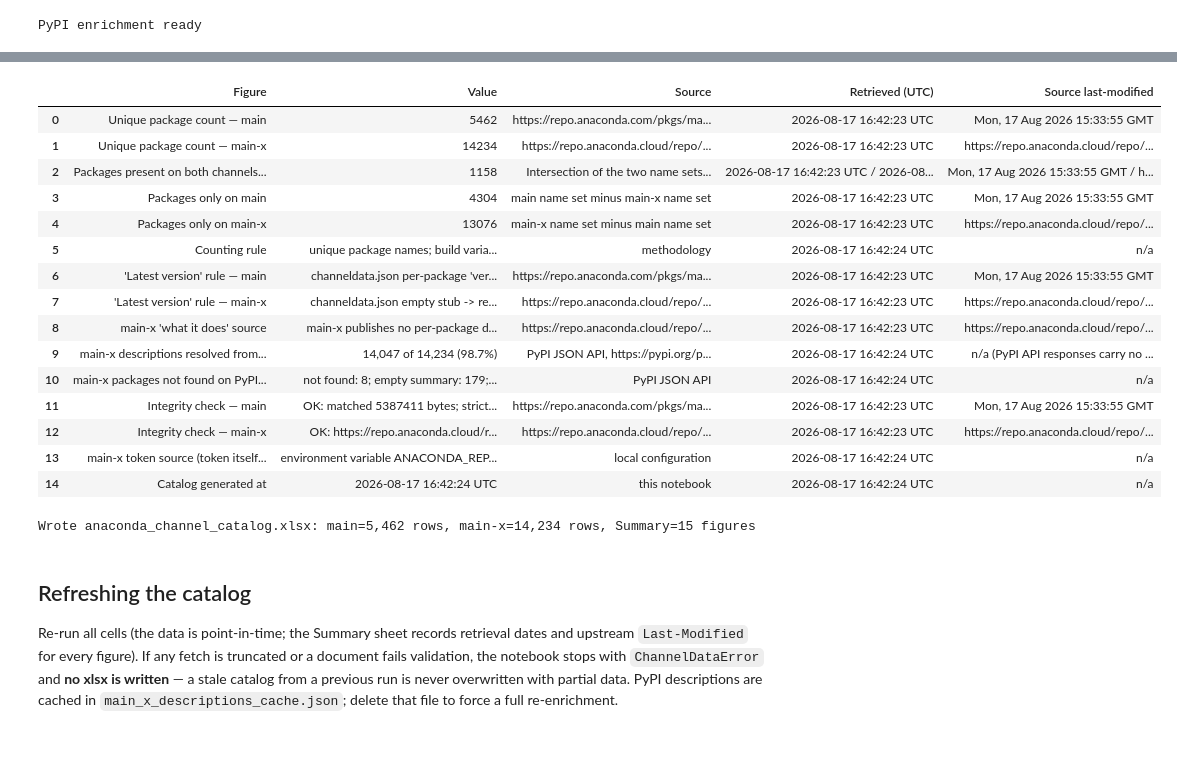
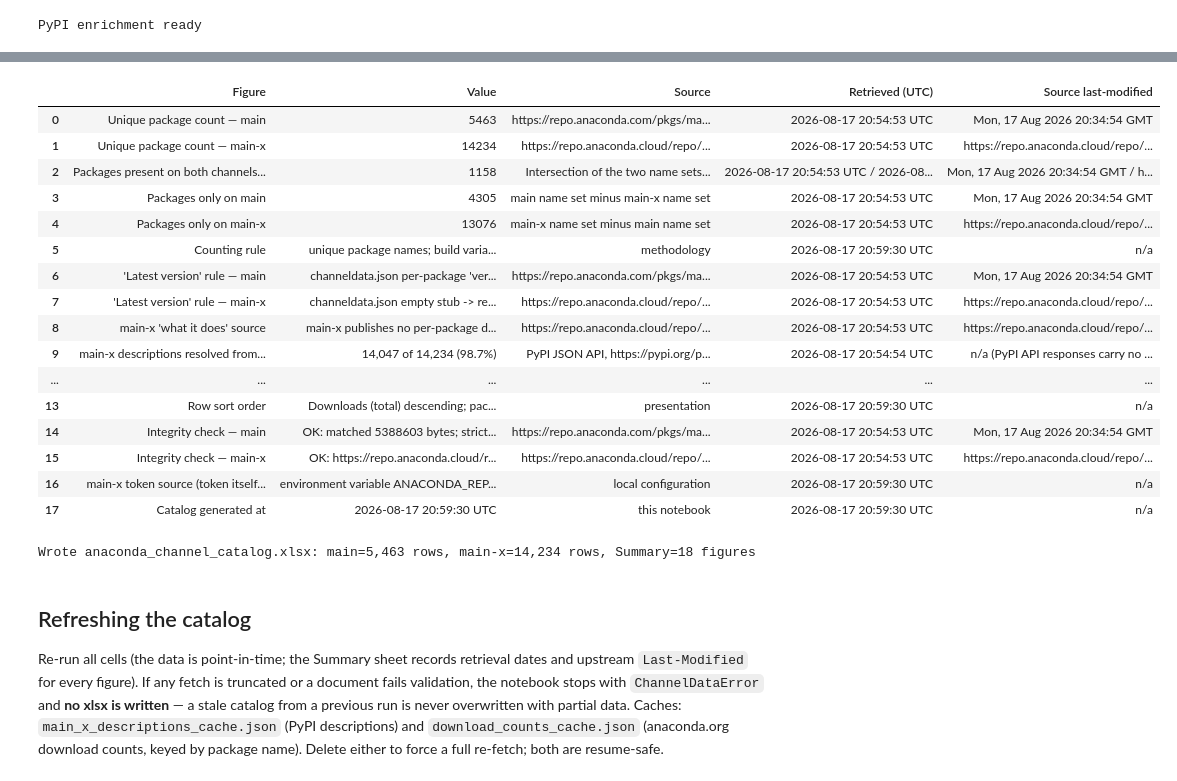
Before and after one commit to anaconda/anaconda-project, a Jupyter notebook: anaconda_channel_catalog.ipynb, the cells around one changed output, grey strips where cells are left out. Cells and saved outputs as stored; diff of their text form; code cells hidden in the pictures; blank space fills up the shorter version.

```diff
--- a/anaconda_channel_catalog.ipynb
+++ b/anaconda_channel_catalog.ipynb
@@ -55,15 +64,23 @@ MAIN_CHANNELDATA_URL = "https://repo.anaconda.com/pkgs/main/channeldata.json"
 MAIN_X_CHANNELDATA_URL = "https://repo.anaconda.cloud/repo/main-x/channeldata.json"
 MAIN_X_REPODATA_URL = "https://repo.anaconda.cloud/repo/main-x/{subdir}/repodata.json"
 PYPI_JSON_URL = "https://pypi.org/pypi/{name}/json"
+ANACONDA_ORG_PACKAGE_API = "https://api.anaconda.org/package/anaconda/{name}"
+ANACONDA_ORG_MAIN_X_PROBE_API = "https://api.anaconda.org/package/main-x/{name}"
 TOKEN_ENV_VAR = "ANACONDA_REPO_TOKEN"
 OUTPUT_XLSX = "anaconda_channel_catalog.xlsx"
 PYPI_CACHE_FILE = "main_x_descriptions_cache.json"
+DOWNLOAD_CACHE_FILE = "download_counts_cache.json"
 ENRICH_MAIN_X_FROM_PYPI = True
 PYPI_WORKERS = 12
 PYPI_TIMEOUT = 30
+DL_WORKERS = 8
+DL_DELAY_SECONDS = 0.05
+DL_TIMEOUT = 60
+DL_MAX_RETRIES = 5
+MIN_DOWNLOAD_COVERAGE_WARN = 0.50  # below this, Summary sheet gets an explicit warning
 HTTP_TIMEOUT_SECONDS = 180
 MIN_PACKAGES_EXPECTED = 100  # sanity floor: a real channel has far more; below this we refuse
-USER_AGENT = "anaconda-channel-catalog/1.0 (stdlib urllib)"
+USER_AGENT = "anaconda-channel-catalog/2.0 (stdlib urllib)"
 
 URL_TOKEN_RE = re.compile(r"/t/([A-Za-z0-9][A-Za-z0-9._-]*)(?:/|$)")
 PEP503_RE = re.compile(r"[-_.]+")
@@ -482,6 +692,7 @@ def figure(name, value, source, retrieved, last_modified):
 
 
 pypi_pass = (enrich_stats or {}).get("pypi_pass_utc", "not run")
+dl_source = "anaconda.org package API, https://api.anaconda.org/package/anaconda/<name>"
 summary_rows = [
     figure("Unique package count — main", len(main_names),
            main_prov["source_url"], main_prov["retrieved_utc"], main_prov["http_last_modified"]),
@@ -495,53 +706,67 @@ summary_rows = [
     figure("Packages only on main-x", len(main_x_names - main_names),
            "main-x name set minus main name set", main_x_prov["retrieved_utc"], main_x_prov["http_last_modified"]),
     figure("Counting rule", "unique package names; build variants collapsed (repodata: max by version, then build number, then timestamp)",
            "methodology", now_utc(), "n/a"),
     figure("'Latest version' rule — main", "channeldata.json per-package 'version' field (the channel's latest)",
            main_prov["source_url"], main_prov["retrieved_utc"], main_prov["http_last_modified"]),
     figure("'Latest version' rule — main-x", main_x_prov["method"],
            main_x_prov["source_url"], main_x_prov["retrieved_utc"], main_x_prov["http_last_modified"]),
     figure("main-x 'what it does' source", main_x_prov.get("note", "summaries from channeldata.json"),
            main_x_prov["source_url"], main_x_prov["retrieved_utc"], main_x_prov["http_last_modified"]),
     figure("main-x descriptions resolved from PyPI",
            (f"{enrich_stats['applied']:,} of {enrich_stats['total']:,} "
             f"({100 * enrich_stats['applied'] / enrich_stats['total']:.1f}%)" if enrich_stats else "not run"),
            "PyPI JSON API, https://pypi.org/pypi/<name>/json (exact PEP 503 name match only)",
            pypi_pass, "n/a (PyPI API responses carry no Last-Modified)"),
-    figure("main-x packages not found on PyPI / with empty PyPI summary",
-           (f"not found: {enrich_stats['not_found_on_pypi']:,}; empty summary: "
-            f"{enrich_stats['total'] - enrich_stats['applied'] - enrich_stats['not_found_on_pypi']:,}; "
-            f"fetch errors this run (retried next run): {enrich_stats['errors_this_run']:,}" if enrich_stats else "not run"),
-           "PyPI JSON API", pypi_pass, "n/a"),
+    figure("Downloads — aggregation rule",
+           f"anaconda.org package-level '{DOWNLOAD_FIELD}' field: server-side aggregate across all files, all versions, all platforms "
+           "(observed live; per-file sums may drift slightly from this counter)",
+           dl_source, dl_pass_utc, "n/a (API responses carry no Last-Modified)"),
+    figure("Downloads — coverage, main",
+           (f"{dl_stats['resolved']:,} of {dl_stats['total']:,} packages got a number "
+            f"({100 * dl_stats['coverage']:.1f}%); not found on anaconda.org: {dl_stats['not_found']:,}; "
+            f"no download field: {dl_stats['no_field']:,}; fetch errors this run (retried next run): {dl_stats['errors']:,}"
+            + (f"  *** WARNING: coverage below {100*MIN_DOWNLOAD_COVERAGE_WARN:.0f}% — column is partial ***" if dl_coverage_warning else "")),
+           dl_source, dl_pass_utc, "n/a"),
+    figure("Downloads — availability, main-x",
+           "not available — main-x is not exposed on the anaconda.org package API "
+           f"(probe result: {MAIN_X_PROBE_DETAIL}). Reported as a finding; column is labeled, not silently blank.",
+           "anaconda.org API probes (see notebook output)", now_utc(), "n/a"),
+    figure("Row sort order",
+           "Downloads (total) descending; packages without a number last; alphabetical within ties. "
+           "Autofilter is enabled on every sheet: column A -> Sort A to Z restores the alphabetical view.",
+           "presentation", now_utc(), "n/a"),
     figure("Integrity check — main", f"OK: {main_prov['content_length_check']}; strict JSON parse; "
            f"{main_prov['bytes_received']:,} bytes; {main_prov['channeldata_package_count']:,} packages; floor passed",
            main_prov["source_url"], main_prov["retrieved_utc"], main_prov["http_last_modified"]),
     figure("Integrity check — main-x", f"OK: {main_x_prov['content_length_check']}; strict JSON parse; "
            f"{main_x_prov['bytes_received']:,} bytes; floor passed"
            + (f"; {main_x_prov['raw_artifact_records']:,} raw artifact records collapsed" if main_x_prov.get("raw_artifact_records") else ""),
            main_x_prov["source_url"], main_x_prov["retrieved_utc"], main_x_prov["http_last_modified"]),
     figure("main-x token source (token itself never stored)", token_origin,
            "local configuration", now_utc(), "n/a"),
     figure("Catalog generated at", now_utc(), "this notebook", now_utc(), "n/a"),
 ]
 df_summary = pd.DataFrame(summary_rows)
 df_summary
 # %% [output]
 |  | Figure | Value | Source | Retrieved (UTC) | Source last-modified |
-| 0 | Unique package count — main | 5462 | https://repo.anaconda.com/pkgs/ma... | 2026-08-17 16:42:23 UTC | Mon, 17 Aug 2026 15:33:55 GMT |
-| 1 | Unique package count — main-x | 14234 | https://repo.anaconda.cloud/repo/... | 2026-08-17 16:42:23 UTC | https://repo.anaconda.cloud/repo/... |
-| 2 | Packages present on both channels... | 1158 | Intersection of the two name sets... | 2026-08-17 16:42:23 UTC / 2026-08... | Mon, 17 Aug 2026 15:33:55 GMT / h... |
-| 3 | Packages only on main | 4304 | main name set minus main-x name set | 2026-08-17 16:42:23 UTC | Mon, 17 Aug 2026 15:33:55 GMT |
-| 4 | Packages only on main-x | 13076 | main-x name set minus main name set | 2026-08-17 16:42:23 UTC | https://repo.anaconda.cloud/repo/... |
-| 5 | Counting rule | unique package names; build varia... | methodology | 2026-08-17 16:42:24 UTC | n/a |
-| 6 | 'Latest version' rule — main | channeldata.json per-package 'ver... | https://repo.anaconda.com/pkgs/ma... | 2026-08-17 16:42:23 UTC | Mon, 17 Aug 2026 15:33:55 GMT |
-| 7 | 'Latest version' rule — main-x | channeldata.json empty stub -> re... | https://repo.anaconda.cloud/repo/... | 2026-08-17 16:42:23 UTC | https://repo.anaconda.cloud/repo/... |
-| 8 | main-x 'what it does' source | main-x publishes no per-package d... | https://repo.anaconda.cloud/repo/... | 2026-08-17 16:42:23 UTC | https://repo.anaconda.cloud/repo/... |
-| 9 | main-x descriptions resolved from... | 14,047 of 14,234 (98.7%) | PyPI JSON API, https://pypi.org/p... | 2026-08-17 16:42:24 UTC | n/a (PyPI API responses carry no ... |
-| 10 | main-x packages not found on PyPI... | not found: 8; empty summary: 179;... | PyPI JSON API | 2026-08-17 16:42:24 UTC | n/a |
-| 11 | Integrity check — main | OK: matched 5387411 bytes; strict... | https://repo.anaconda.com/pkgs/ma... | 2026-08-17 16:42:23 UTC | Mon, 17 Aug 2026 15:33:55 GMT |
-| 12 | Integrity check — main-x | OK: https://repo.anaconda.cloud/r... | https://repo.anaconda.cloud/repo/... | 2026-08-17 16:42:23 UTC | https://repo.anaconda.cloud/repo/... |
-| 13 | main-x token source (token itself... | environment variable ANACONDA_REP... | local configuration | 2026-08-17 16:42:24 UTC | n/a |
-| 14 | Catalog generated at | 2026-08-17 16:42:24 UTC | this notebook | 2026-08-17 16:42:24 UTC | n/a |
+| 0 | Unique package count — main | 5463 | https://repo.anaconda.com/pkgs/ma... | 2026-08-17 20:54:53 UTC | Mon, 17 Aug 2026 20:34:54 GMT |
+| 1 | Unique package count — main-x | 14234 | https://repo.anaconda.cloud/repo/... | 2026-08-17 20:54:53 UTC | https://repo.anaconda.cloud/repo/... |
+| 2 | Packages present on both channels... | 1158 | Intersection of the two name sets... | 2026-08-17 20:54:53 UTC / 2026-08... | Mon, 17 Aug 2026 20:34:54 GMT / h... |
+| 3 | Packages only on main | 4305 | main name set minus main-x name set | 2026-08-17 20:54:53 UTC | Mon, 17 Aug 2026 20:34:54 GMT |
+| 4 | Packages only on main-x | 13076 | main-x name set minus main name set | 2026-08-17 20:54:53 UTC | https://repo.anaconda.cloud/repo/... |
+| 5 | Counting rule | unique package names; build varia... | methodology | 2026-08-17 20:59:30 UTC | n/a |
+| 6 | 'Latest version' rule — main | channeldata.json per-package 'ver... | https://repo.anaconda.com/pkgs/ma... | 2026-08-17 20:54:53 UTC | Mon, 17 Aug 2026 20:34:54 GMT |
+| 7 | 'Latest version' rule — main-x | channeldata.json empty stub -> re... | https://repo.anaconda.cloud/repo/... | 2026-08-17 20:54:53 UTC | https://repo.anaconda.cloud/repo/... |
+| 8 | main-x 'what it does' source | main-x publishes no per-package d... | https://repo.anaconda.cloud/repo/... | 2026-08-17 20:54:53 UTC | https://repo.anaconda.cloud/repo/... |
+| 9 | main-x descriptions resolved from... | 14,047 of 14,234 (98.7%) | PyPI JSON API, https://pypi.org/p... | 2026-08-17 20:54:54 UTC | n/a (PyPI API responses carry no ... |
+| ... | ... | ... | ... | ... | ... |
+| 13 | Row sort order | Downloads (total) descending; pac... | presentation | 2026-08-17 20:59:30 UTC | n/a |
+| 14 | Integrity check — main | OK: matched 5388603 bytes; strict... | https://repo.anaconda.com/pkgs/ma... | 2026-08-17 20:54:53 UTC | Mon, 17 Aug 2026 20:34:54 GMT |
+| 15 | Integrity check — main-x | OK: https://repo.anaconda.cloud/r... | https://repo.anaconda.cloud/repo/... | 2026-08-17 20:54:53 UTC | https://repo.anaconda.cloud/repo/... |
+| 16 | main-x token source (token itself... | environment variable ANACONDA_REP... | local configuration | 2026-08-17 20:59:30 UTC | n/a |
+| 17 | Catalog generated at | 2026-08-17 20:59:30 UTC | this notebook | 2026-08-17 20:59:30 UTC | n/a |
 # %%
 # Everything above must succeed before any file is written; write atomically.
 tmp = OUTPUT_XLSX.replace(".xlsx", "") + ".tmp.xlsx"
@@ -555,13 +780,14 @@ with pd.ExcelWriter(tmp, engine="openpyxl") as writer:
             longest = max((len(str(v)) for v in df[col].head(200)), default=0)
             ws.column_dimensions[ws.cell(row=1, column=idx).column_letter].width = min(max(len(col) + 2, longest + 2, 10), 60)
         ws.freeze_panes = "A2"
+        ws.auto_filter.ref = ws.dimensions  # alphabetical view = column A -> Sort A to Z
 os.replace(tmp, OUTPUT_XLSX)
 print(f"Wrote {OUTPUT_XLSX}: main={len(df_main):,} rows, main-x={len(df_main_x):,} rows, Summary={len(df_summary)} figures")
 # %% [output]
-Wrote anaconda_channel_catalog.xlsx: main=5,462 rows, main-x=14,234 rows, Summary=15 figures
+Wrote anaconda_channel_catalog.xlsx: main=5,463 rows, main-x=14,234 rows, Summary=18 figures
 # %% [markdown]
 ## Refreshing the catalog
 
 Re-run all cells (the data is point-in-time; the Summary sheet records retrieval dates and upstream `Last-Modified` for every figure).
 If any fetch is truncated or a document fails validation, the notebook stops with `ChannelDataError` and **no xlsx is written** — a stale catalog from a previous run is never overwritten with partial data.
-PyPI descriptions are cached in `main_x_descriptions_cache.json`; delete that file to force a full re-enrichment.
+Caches: `main_x_descriptions_cache.json` (PyPI descriptions) and `download_counts_cache.json` (anaconda.org download counts, keyed by package name). Delete either to force a full re-fetch; both are resume-safe.
```
Also changed, not shown: parts of 7 cells of this notebook, 31 other files.
